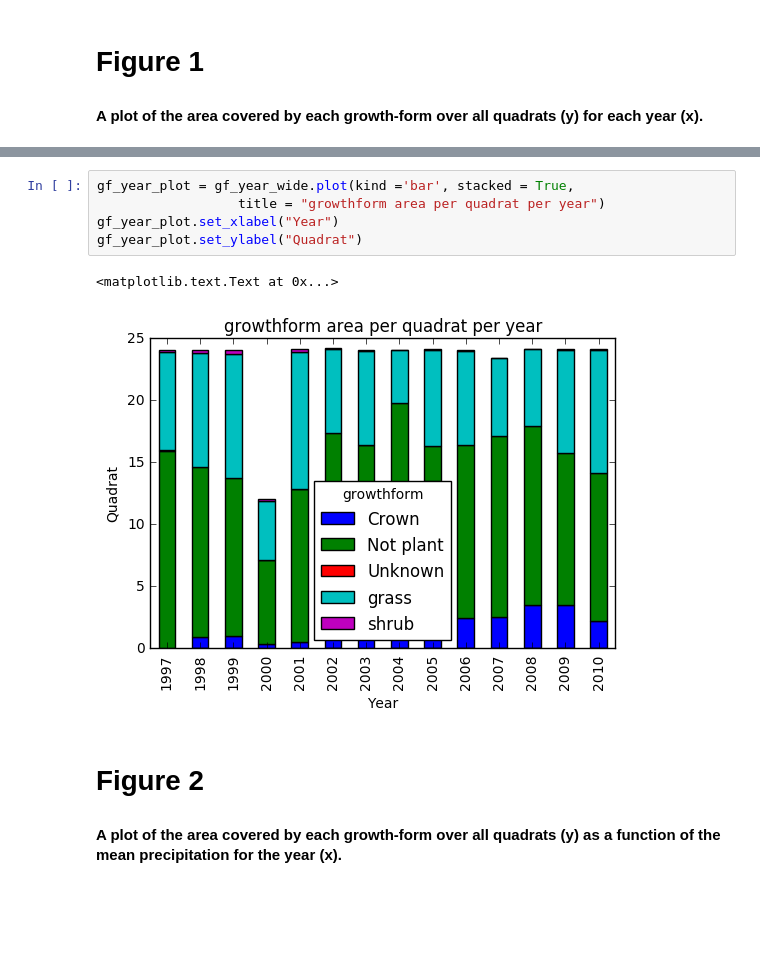
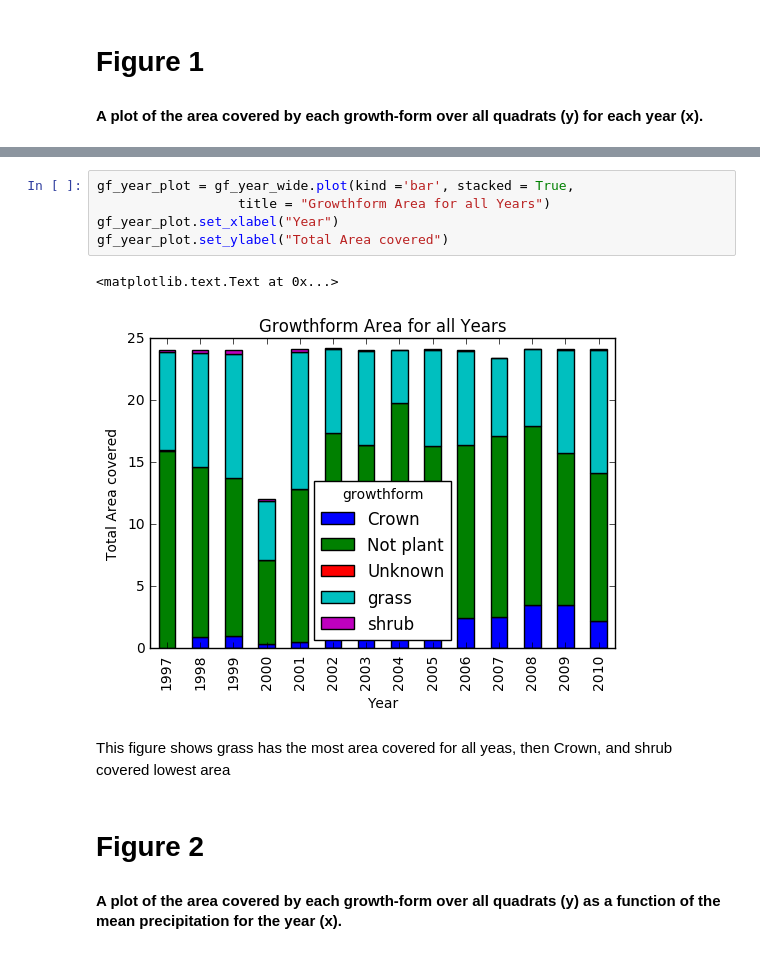
Before and after one commit to melissahoffman/Python_Data_Analysis, a Jupyter notebook: Python_Data_Analysis.ipynb, the cells around one changed output, grey strips where cells are left out. Drawn from its saved outputs; the diff is of its cells as text; blank space fills up the shorter version.

```diff
--- a/Python_Data_Analysis.ipynb
+++ b/Python_Data_Analysis.ipynb
@@ -86,11 +115,13 @@ gf_year_wide = gf_year.pivot(index = 'year', columns = 'growthform', values = 'a
 # %%
 gf_year_plot = gf_year_wide.plot(kind ='bar', stacked = True,
-                  title = "growthform area per quadrat per year")
+                  title = "Growthform Area for all Years")
 gf_year_plot.set_xlabel("Year")
-gf_year_plot.set_ylabel("Quadrat")
+gf_year_plot.set_ylabel("Total Area covered")
 # %% [output]
 <matplotlib.text.Text at 0x...>
-[figure, old version]
+[figure, new version]
+# %% [markdown]
+This figure shows grass has the most area covered for all yeas, then Crown, and shrub covered lowest area
 # %% [markdown]
 # Figure 2
 #### A plot of the area covered by each growth-form over all quadrats (y) as a function of the mean precipitation for the year (x).
```
Also changed, not shown: parts of 7 cells of this notebook.
